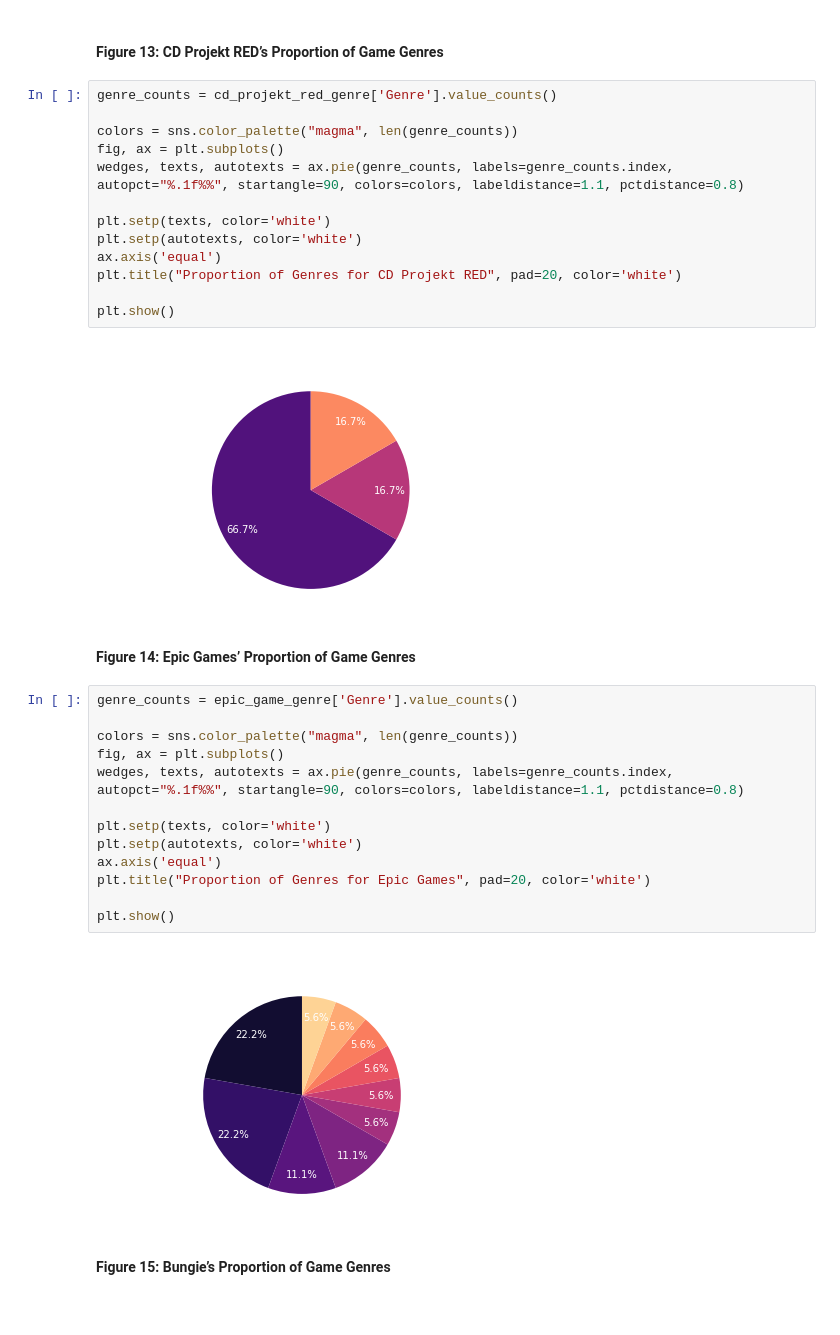
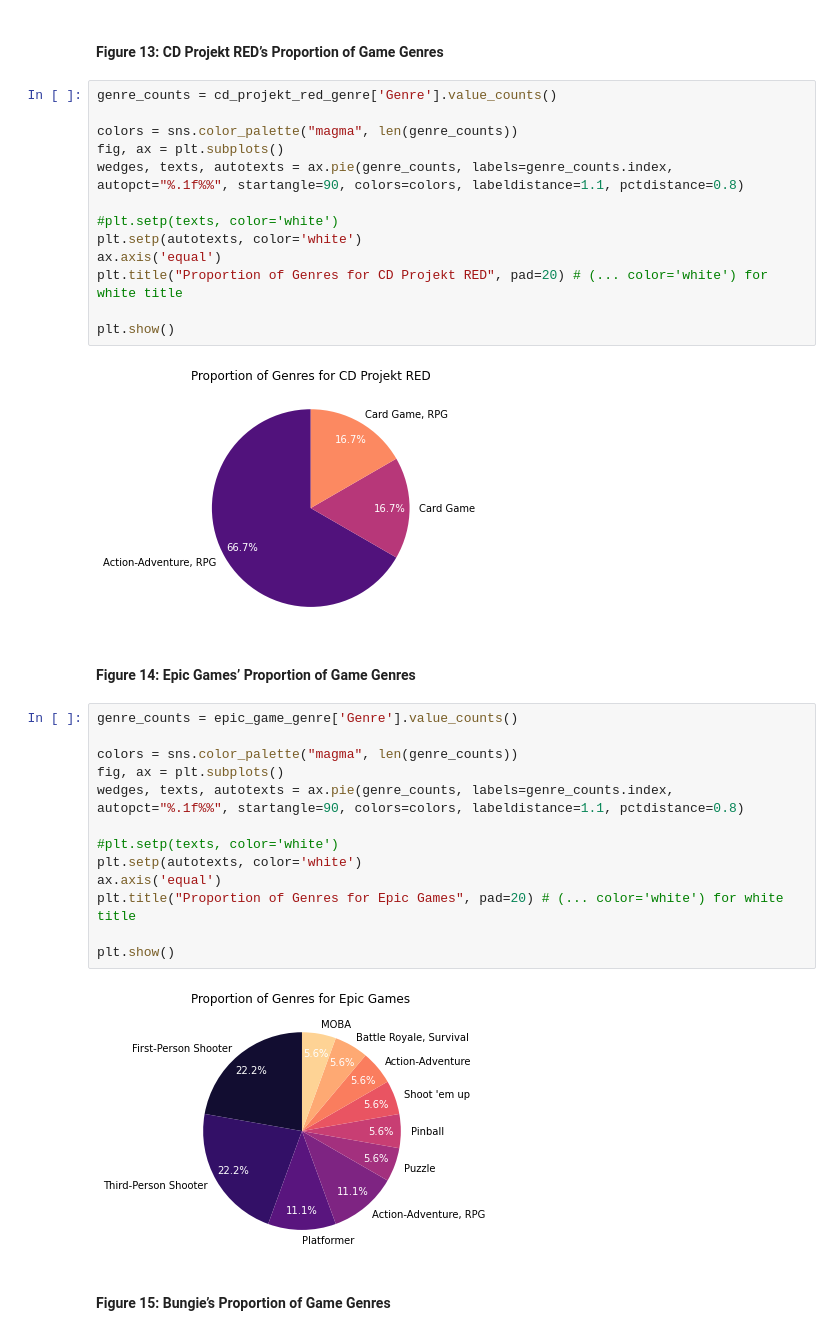
Before and after one commit to Arizona3000/FinalThesis, a Jupyter notebook: Thesis.ipynb, the cells around one changed output. Cells and saved outputs as stored; diff of their text form.

```diff
--- a/Thesis.ipynb
+++ b/Thesis.ipynb
@@ -279,31 +279,31 @@ colors = sns.color_palette("magma", len(genre_counts))
 fig, ax = plt.subplots()
 wedges, texts, autotexts = ax.pie(genre_counts, labels=genre_counts.index, autopct="%.1f%%", startangle=90, colors=colors, labeldistance=1.1, pctdistance=0.8)
 
-plt.setp(texts, color='white')
+#plt.setp(texts, color='white')
 plt.setp(autotexts, color='white')
 ax.axis('equal')
-plt.title("Proportion of Genres for CD Projekt RED", pad=20, color='white')
+plt.title("Proportion of Genres for CD Projekt RED", pad=20) # (... color='white') for white title
 
 plt.show()
 # %% [output]
-[figure, old version]
+[figure, new version]
 # %% [markdown]
 #### Figure 14: Epic Games’ Proportion of Game Genres
 # %%
 genre_counts = epic_game_genre['Genre'].value_counts()
 
 colors = sns.color_palette("magma", len(genre_counts))
 fig, ax = plt.subplots()
 wedges, texts, autotexts = ax.pie(genre_counts, labels=genre_counts.index, autopct="%.1f%%", startangle=90, colors=colors, labeldistance=1.1, pctdistance=0.8)
 
-plt.setp(texts, color='white')
+#plt.setp(texts, color='white')
 plt.setp(autotexts, color='white')
 ax.axis('equal')
-plt.title("Proportion of Genres for Epic Games", pad=20, color='white')
+plt.title("Proportion of Genres for Epic Games", pad=20) # (... color='white') for white title
 
 plt.show()
 # %% [output]
-[figure, old version]
+[figure, new version]
 # %% [markdown]
 #### Figure 15: Bungie’s Proportion of Game Genres
 # %%
```
Also changed, not shown: parts of 8 cells of this notebook.
